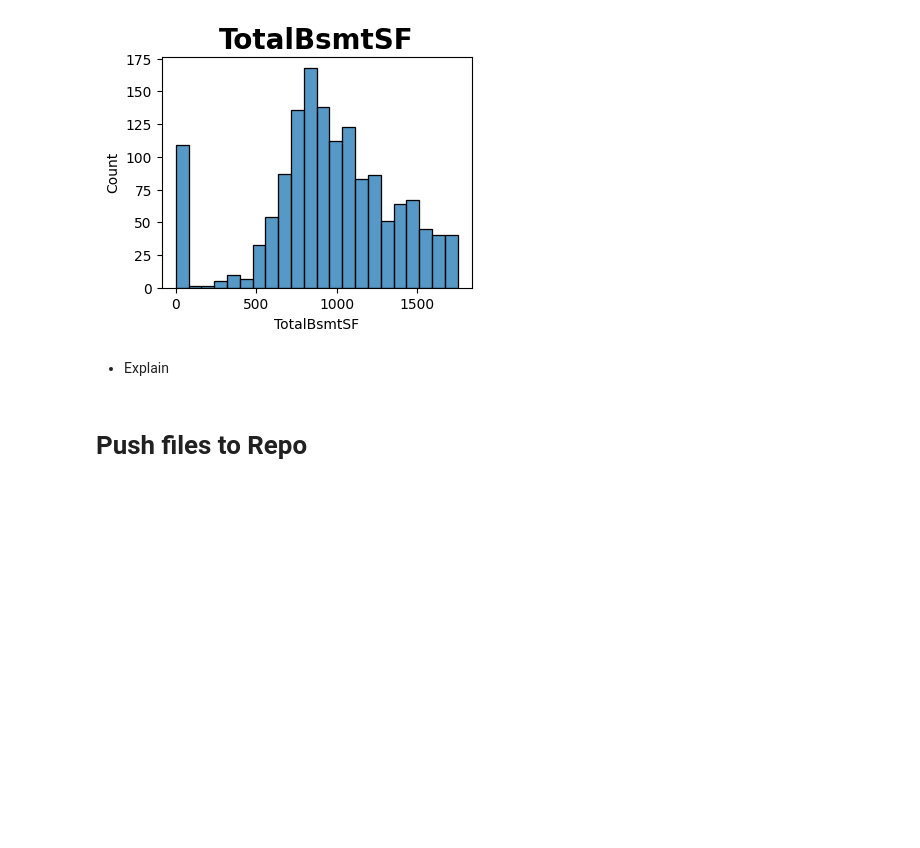
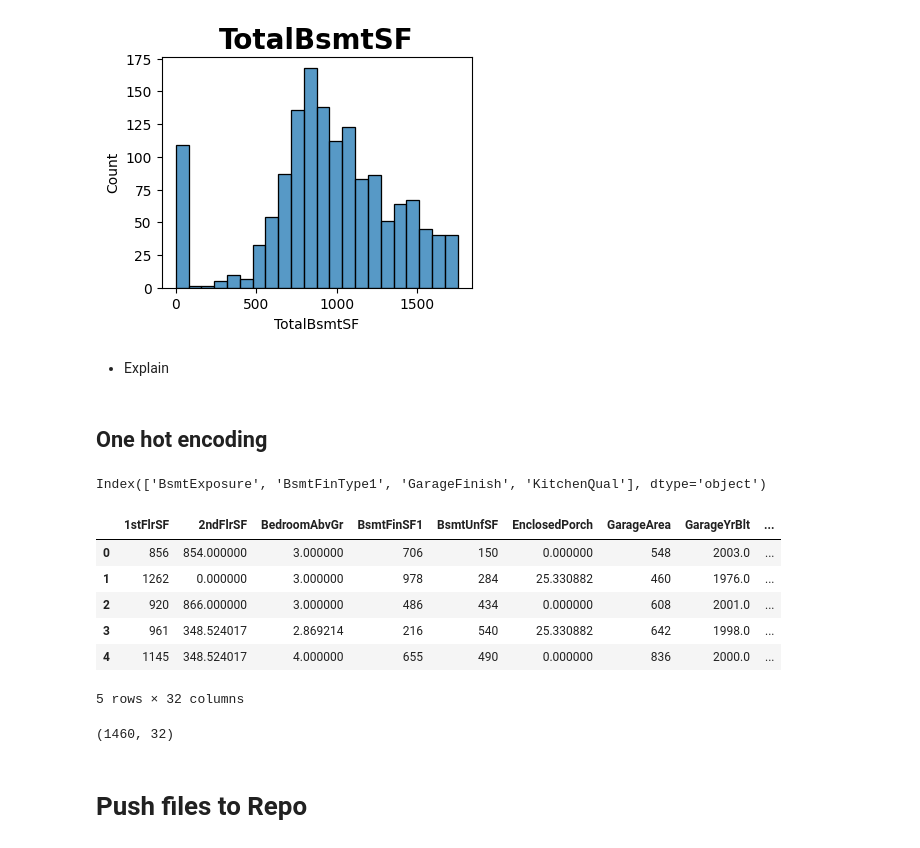
Before and after one commit to TimothyYW/Project_05, a Jupyter notebook: jupyter_notebooks/02 Data_Cleaning.ipynb, the cells around one changed output. Cells and saved outputs as stored; diff of their text form; code cells hidden in the pictures; blank space fills up the shorter version.

Commit message:
add hot encoding section

```diff
--- a/jupyter_notebooks/02 Data_Cleaning.ipynb
+++ b/jupyter_notebooks/02 Data_Cleaning.ipynb
@@ -259,6 +259,28 @@ for feat in oulier_features:
 [figure]
 # %% [markdown]
 + Explain
+# %% [markdown]
+## One hot encoding
+# %%
+df.select_dtypes("object").columns
+# %% [output]
+Index(['BsmtExposure', 'BsmtFinType1', 'GarageFinish', 'KitchenQual'], dtype='object')
+# %%
+features = ['BsmtExposure', 'BsmtFinType1', 'GarageFinish', 'KitchenQual']
+df = pd.get_dummies(df,columns=features)
+df.head()
+# %% [output]
+|  | 1stFlrSF | 2ndFlrSF | BedroomAbvGr | BsmtFinSF1 | BsmtUnfSF | EnclosedPorch | GarageArea | GarageYrBlt | ... |
+| 0 | 856 | 854.000000 | 3.000000 | 706 | 150 | 0.000000 | 548 | 2003.0 | ... |
+| 1 | 1262 | 0.000000 | 3.000000 | 978 | 284 | 25.330882 | 460 | 1976.0 | ... |
+| 2 | 920 | 866.000000 | 3.000000 | 486 | 434 | 0.000000 | 608 | 2001.0 | ... |
+| 3 | 961 | 348.524017 | 2.869214 | 216 | 540 | 25.330882 | 642 | 1998.0 | ... |
+| 4 | 1145 | 348.524017 | 4.000000 | 655 | 490 | 0.000000 | 836 | 2000.0 | ... |
+5 rows × 32 columns
+# %%
+df.shape
+# %% [output]
+(1460, 32)
 # %% [markdown]
 # Push files to Repo
 # %% [markdown]
```
Also changed, not shown: parts of 2 cells of this notebook.
